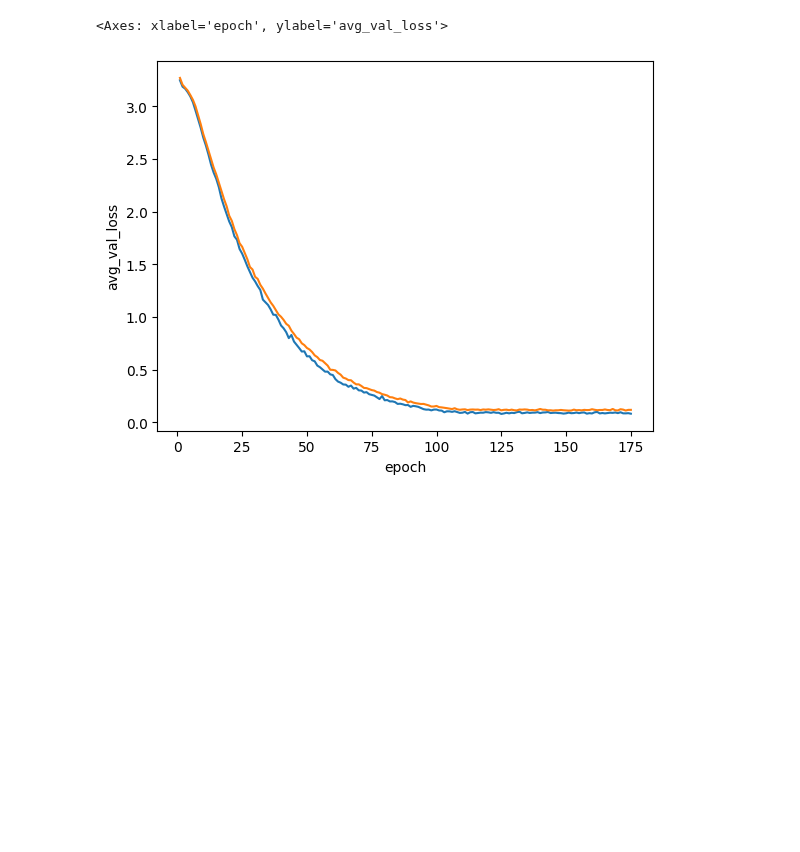
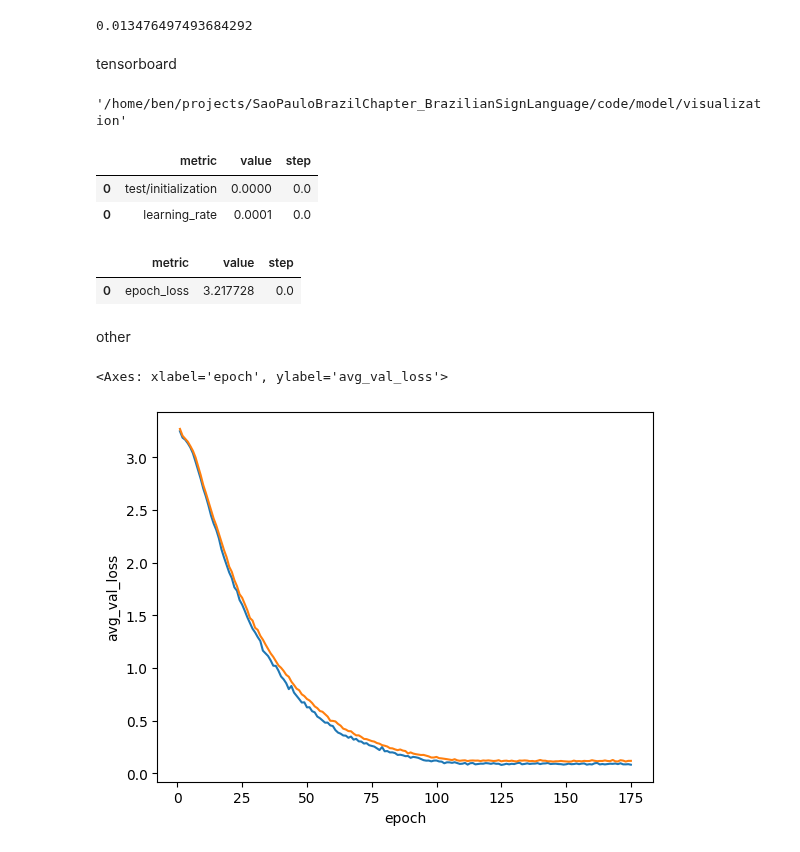
Before and after one commit to patrickf949/SaoPauloBrazilChapter_BrazilianSignLanguage, a Jupyter notebook: code/model/visualization/TrainingResults.ipynb, the cells around one changed output. Cells and saved outputs as stored; diff of their text form; code cells hidden in the pictures; blank space fills up the shorter version.

```diff
--- a/code/model/visualization/TrainingResults.ipynb
+++ b/code/model/visualization/TrainingResults.ipynb
@@ -3,0 +213,6 @@
+# %%
+best['loss']
+# %% [output]
+0.013476497493684292
+# %% [markdown]
+tensorboard
@@ -4,3 +267,23 @@
+# %%
+path = "../../../modelling/runs/20250604_155627_LSTM/tensorboard/events.out.tfevents.1749020217.DESKTOP-JVOD8TP.45985.0"
+# %%
+os.getcwd()
+# %% [output]
+'/home/ben/projects/SaoPauloBrazilChapter_BrazilianSignLanguage/code/model/visualization'
+# %%
+tflog2pandas(path)
+# %% [output]
+|  | metric | value | step |
+| 0 | test/initialization | 0.0000 | 0.0 |
+| 0 | learning_rate | 0.0001 | 0.0 |
+# %%
+path = "/home/ben/projects/SaoPauloBrazilChapter_BrazilianSignLanguage/modelling/runs/20250604_155627_LSTM/tensorboard/epoch_loss_train/events.out.tfevents.1749020321.DESKTOP-JVOD8TP.45985.1"
+tflog2pandas(path)
+# %% [output]
+|  | metric | value | step |
+| 0 | epoch_loss | 3.217728 | 0.0 |
+# %% [markdown]
+other
 # %%
 import pandas as pd
 import numpy as np
```
Also changed, not shown: parts of 30 cells of this notebook, 3 other files.
